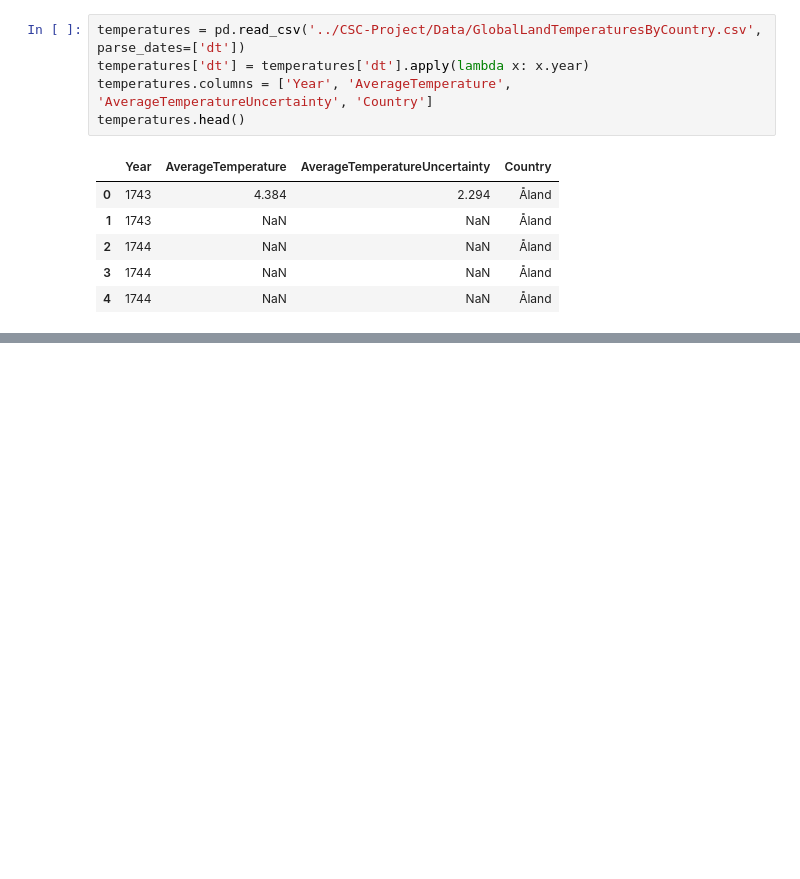
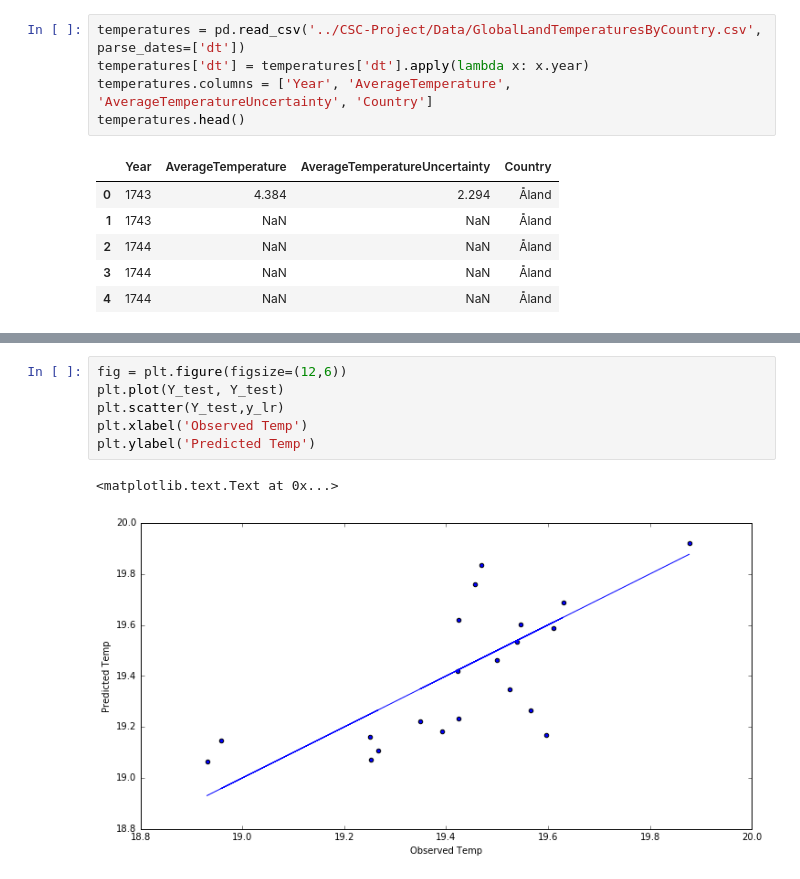
Before and after one commit to mbhatti29/CSC-Project, a Jupyter notebook: CarbonAndTemperature.ipynb, the cells around one changed output, grey strips where cells are left out. Cells and saved outputs as stored; diff of their text form; blank space fills up the shorter version.

```diff
--- a/CarbonAndTemperature.ipynb
+++ b/CarbonAndTemperature.ipynb
@@ -59,0 +96,9 @@ plt.show()
+# %%
+fig = plt.figure(figsize=(12,6))
+plt.plot(Y_test, Y_test)
+plt.scatter(Y_test,y_lr)
+plt.xlabel('Observed Temp')
+plt.ylabel('Predicted Temp')
+# %% [output]
+<matplotlib.text.Text at 0x...>
+[figure, added]
```
Also changed, not shown: parts of 5 cells of this notebook.
